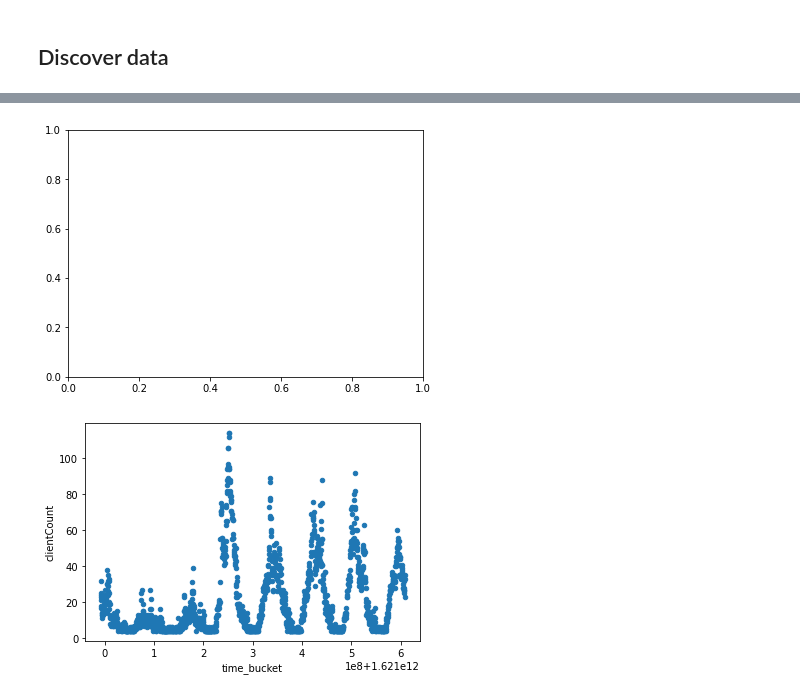
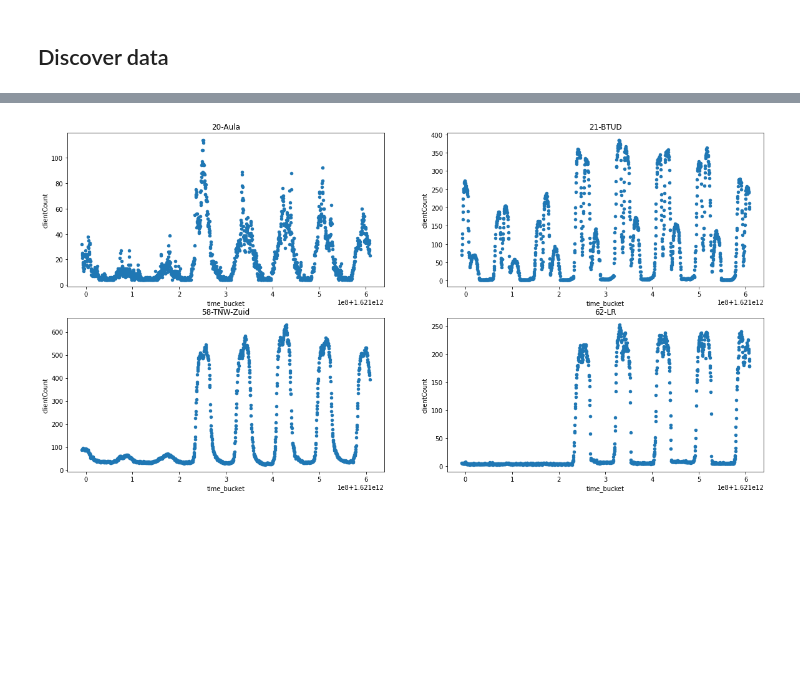
Before and after one commit to sebranchett/wifi_blog, a Jupyter notebook: Stratify.ipynb, the cells around one changed output, grey strips where cells are left out. Drawn from its saved outputs; the diff is of its cells as text; code cells hidden in the pictures; blank space fills up the shorter version.

Commit message:
4 plots in one figure

```diff
--- a/Stratify.ipynb
+++ b/Stratify.ipynb
@@ -129,12 +109,11 @@ strat_train_set.loc[strat_train_set["building"] == "62-LR"].plot(kind="scatter",
 # %%
-plt.figure(figsize=(14, 10))
+fig, axes = plt.subplots(nrows=2, ncols=2)
 
-plt.subplot(221); strat_train_set.loc[strat_train_set["building"] == "20-Aula"].plot(kind="scatter", x="time_bucket", y="clientCount", figsize=(6, 4))
-#plt.subplot(222); strat_train_set.loc[strat_train_set["building"] == "21-BTUD"].plot(kind="scatter", x="time_bucket", y="clientCount", figsize=(6, 4))
-#plt.subplot(223); strat_train_set.loc[strat_train_set["building"] == "58-TNW-Zuid"].plot(kind="scatter", x="time_bucket", y="clientCount", figsize=(6, 4))
-#plt.subplot(224); strat_train_set.loc[strat_train_set["building"] == "62-LR"].plot(kind="scatter", x="time_bucket", y="clientCount", figsize=(6, 4))
+strat_train_set.loc[strat_train_set["building"] == "20-Aula"].plot(kind="scatter", x="time_bucket", y="clientCount", figsize=(20,10), ax=axes[0,0]).set_title("20-Aula")
+strat_train_set.loc[strat_train_set["building"] == "21-BTUD"].plot(kind="scatter", x="time_bucket", y="clientCount", figsize=(20,10), ax=axes[0,1]).set_title("21-BTUD")
+strat_train_set.loc[strat_train_set["building"] == "58-TNW-Zuid"].plot(kind="scatter", x="time_bucket", y="clientCount", figsize=(20,10), ax=axes[1,0]).set_title("58-TNW-Zuid")
+strat_train_set.loc[strat_train_set["building"] == "62-LR"].plot(kind="scatter", x="time_bucket", y="clientCount", figsize=(20,10), ax=axes[1,1]).set_title("62-LR")
 
 plt.show()
 # %% [output]
-[figure, old version]
+[figure, new version]
-[figure, removed]
```
Also changed, not shown: parts of 6 cells of this notebook.
